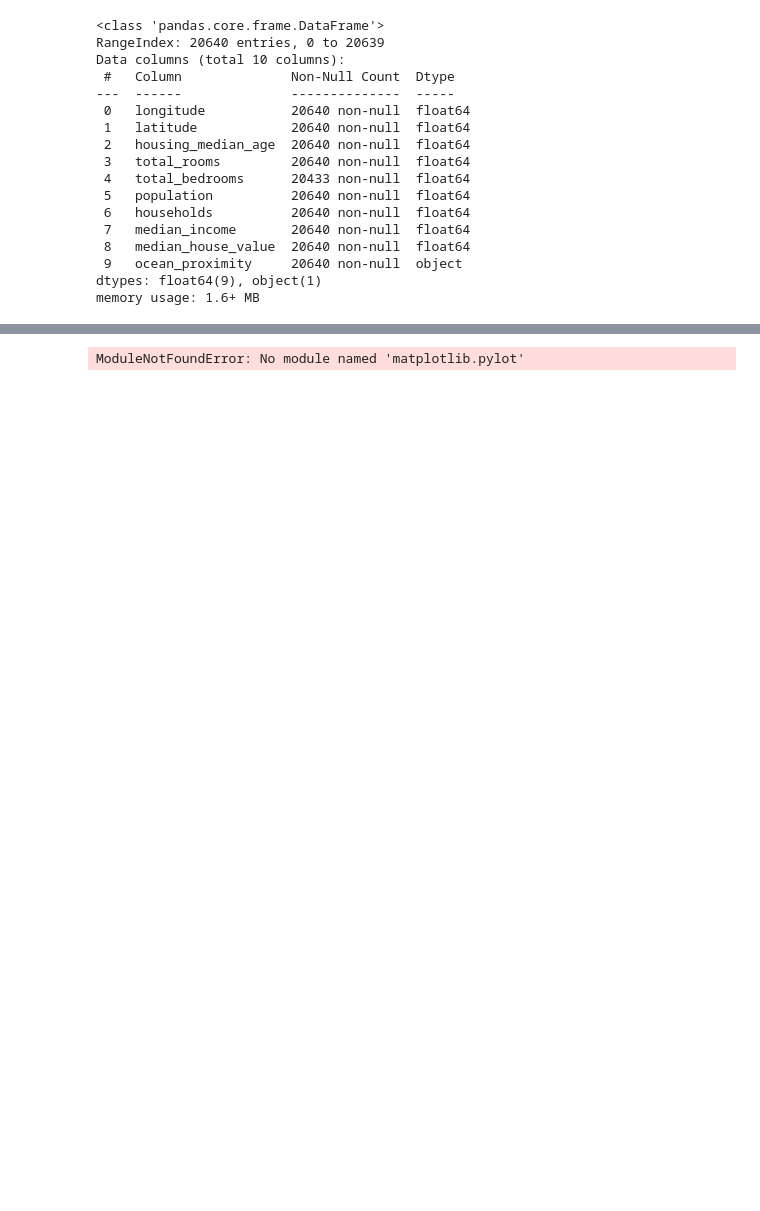
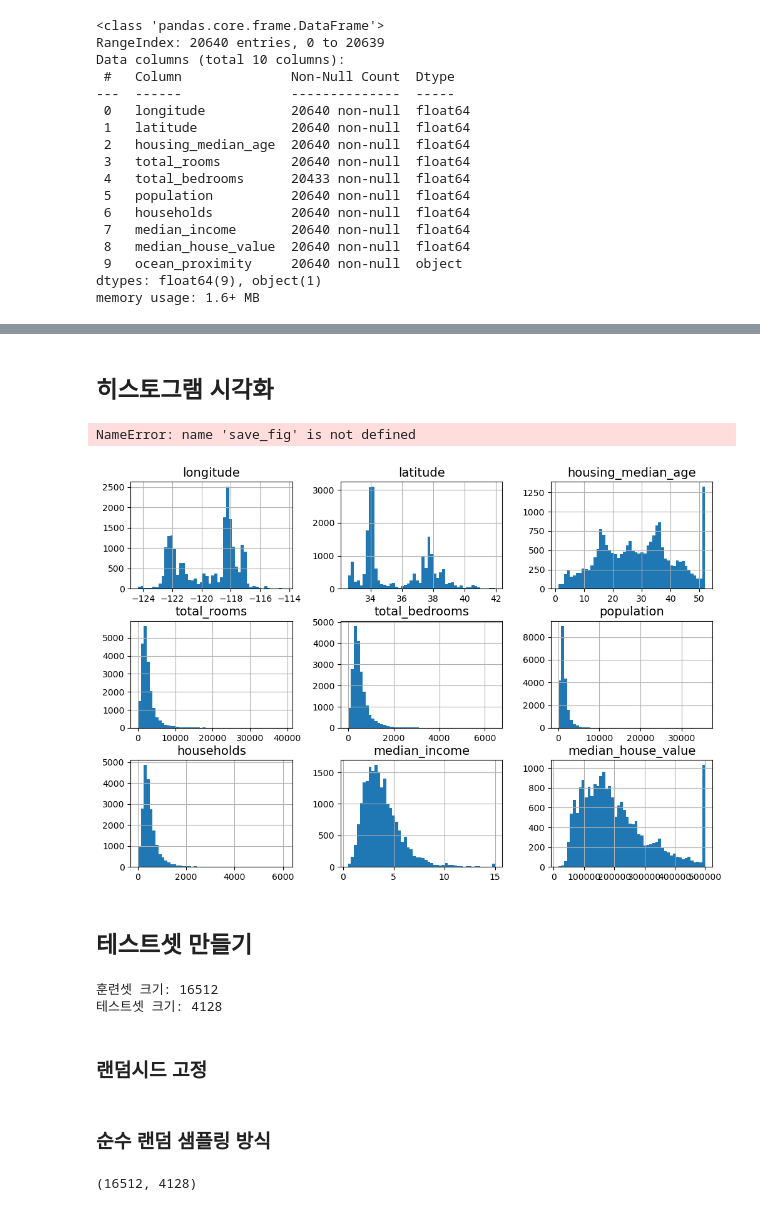
Before and after one commit to easywater4528/my-ML-project, a Jupyter notebook: data_frame.ipynb, the cells around one changed output, grey strips where cells are left out. Drawn from its saved outputs; the diff is of its cells as text; code cells hidden in the pictures; blank space fills up the shorter version.

```diff
--- a/data_frame.ipynb
+++ b/data_frame.ipynb
@@ -57,17 +57,55 @@ housing.describe()
 | 50% | -118.490000 | 34.260000 | 29.000000 | 2127.000000 | 435.000000 | 1166.000000 | 409.000000 | ... |
 | 75% | -118.010000 | 37.710000 | 37.000000 | 3148.000000 | 647.000000 | 1725.000000 | 605.000000 | ... |
 | max | -114.310000 | 41.950000 | 52.000000 | 39320.000000 | 6445.000000 | 35682.000000 | 6082.000000 | ... |
+# %% [markdown]
+## 히스토그램 시각화
 # %%
 import matplotlib.pyplot as plt
 
 plt.rc('font', size = 14)
 plt.rc('axes', labelsize=14, titlesize=14)
 plt.rc('legend', fontsize=14)
 plt.rc('xtick', labelsize=10)
 plt.rc('ytick', labelsize=10)
 
 housing.hist(bins=50, figsize=(12,8))
 save_fig("attribute_histogram_plots")
 plt.show()
+
+IMAGES_PATH = Path()
+IMAGES_PATH.mkdir(parents=True, exist_ok=True)
+
+def save_fig(fig_id, tight_layout=True, fig_extension="png", resolution=300):
+    path = IMAGES_PATH / f"{fig.id}.{fig_extension}"
+    if tight_layout:
+        plt.tight_layout()
+    plt.savefig(path, format=fig_extension, dpi=resolution)
 # %% [output]
-ModuleNotFoundError: No module named 'matplotlib.pylot'
+NameError: name 'save_fig' is not defined
+[figure, added]
+# %% [markdown]
+## 테스트셋 만들기
+# %%
+import numpy as np
+
+def shuffle_and_split_data(data, test_ratio):
+    shuffled_indices = np.random.permutation(len(data))   # 전체 인덱스를 무작위 섞기
+    test_set_size = int(len(data) * test_ratio)           # 테스트셋 크기 (비율만큼)
+    test_indices = shuffled_indices[:test_set_size]       # 앞부분 → 테스트셋
+    train_indices = shuffled_indices[test_set_size:]      # 뒷부분 → 훈련셋
+    return data.iloc[train_indices], data.iloc[test_indices]
+
+# 20%를 테스트셋으로 분리
+train_set, test_set = shuffle_and_split_data(housing, 0.2)
+
+print("훈련셋 크기:", len(train_set))
+print("테스트셋 크기:", len(test_set))
+
+# 실행 결과 예시:
+# 훈련셋 크기: 16512
+# 테스트셋 크기: 4128
+# %% [output]
+훈련셋 크기: 16512
+테스트셋 크기: 4128
+# %% [markdown]
+### 랜덤시드 고정
@@ -73,0 +114,8 @@ ModuleNotFoundError: No module named 'matplotlib.pylot'
+# %% [markdown]
+### 순수 랜덤 샘플링 방식
+# %%
+from sklearn.model_selection import train_test_split
+train_set, test_set = train_test_split(housing, test_size=0.2, random_state=42)
+len(train_set) , len(test_set)
+# %% [output]
+(16512, 4128)
```
Also changed, not shown: parts of 24 cells of this notebook.
